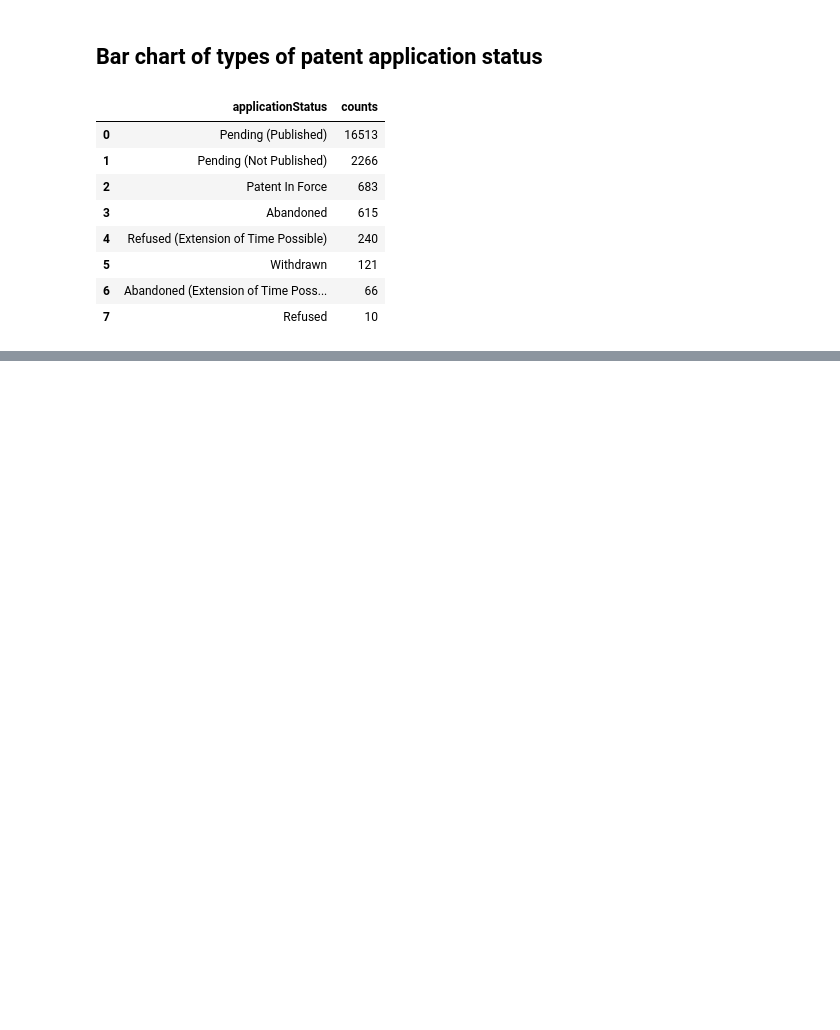
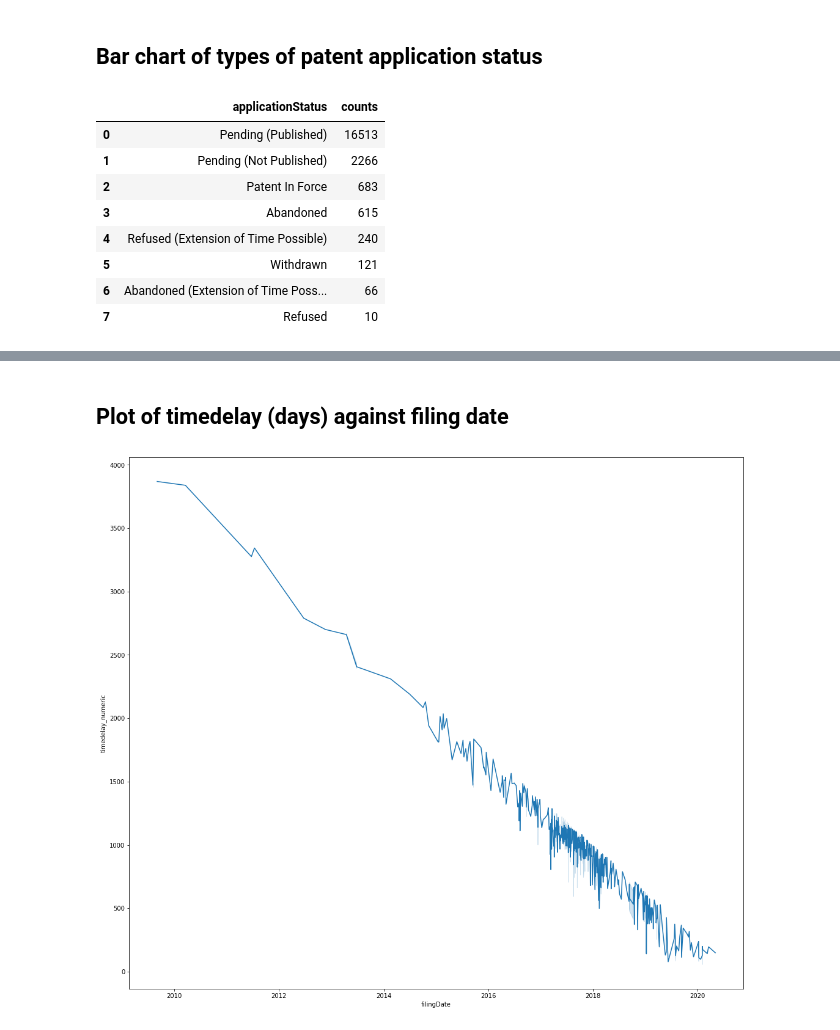
Before and after one commit to TristanKoh/sg-patents-dashboard, a Jupyter notebook: Code/EDA.ipynb, the cells around one changed output, grey strips where cells are left out. Drawn from its saved outputs; the diff is of its cells as text; code cells hidden in the pictures; blank space fills up the shorter version.

Commit message:
EDA on the time difference btw filing and grant date

```diff
--- a/Code/EDA.ipynb
+++ b/Code/EDA.ipynb
@@ -77,0 +126,3 @@ df_appstatus
+# %%
+df_merged = pd.merge(df_summary, df_grant, on = "applicationNum", how = 'left')
+df_merged = df_merged.where(df_merged.notnull(), None)
@@ -77,0 +140,7 @@ df_appstatus
+# %%
+df_timedelay = df_merged[df_merged['grantDate'].notnull()]
+df_timedelay["filingDate"] = pd.to_datetime(df_timedelay["filingDate"])
+df_timedelay["grantDate"] = pd.to_datetime(df_timedelay["grantDate"])
+df_timedelay["lodgementDate"] = pd.to_datetime(df_timedelay["lodgementDate"])
+
+print(df_timedelay.dtypes)
@@ -77,0 +160,4 @@ df_appstatus
+# %%
+df_timedelay["timedelay"] = df_timedelay["grantDate"] - df_timedelay["filingDate"]
+
+df_timedelay.head()
@@ -77,0 +179,3 @@ df_appstatus
+# %%
+df_timedelay["timedelay_numeric"] = df_timedelay["timedelay"].dt.total_seconds()/60/60/24
+df_timedelay["timedelay_numeric"] = df_timedelay["timedelay_numeric"].apply(int)
@@ -77,0 +208,7 @@ df_appstatus
+# %% [markdown]
+## Plot of timedelay (days) against filing date
+# %%
+sns.lineplot(x = "filingDate", y = "timedelay_numeric", data = df_timedelay)
+plt.show()
+# %% [output]
+[figure, added]
```
Also changed, not shown: parts of 15 cells of this notebook, 1 other file.
